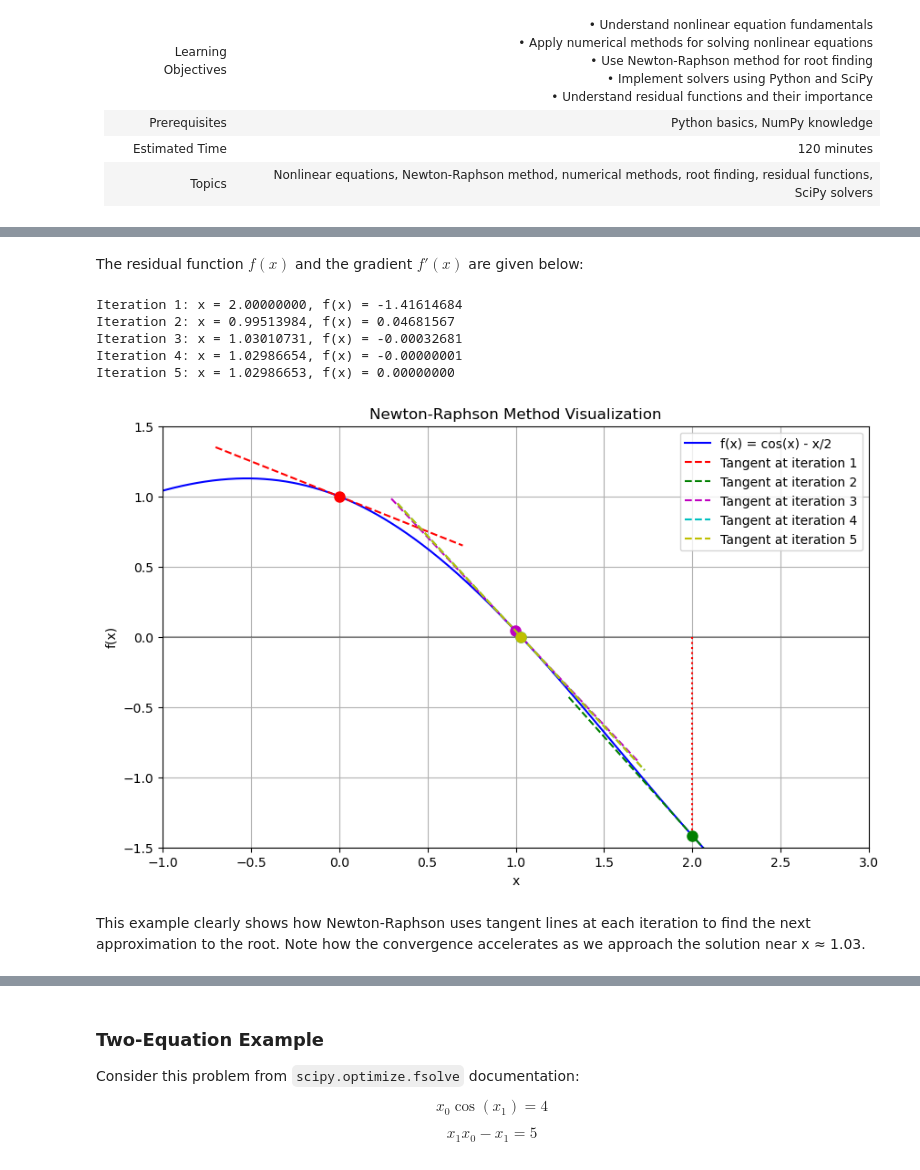
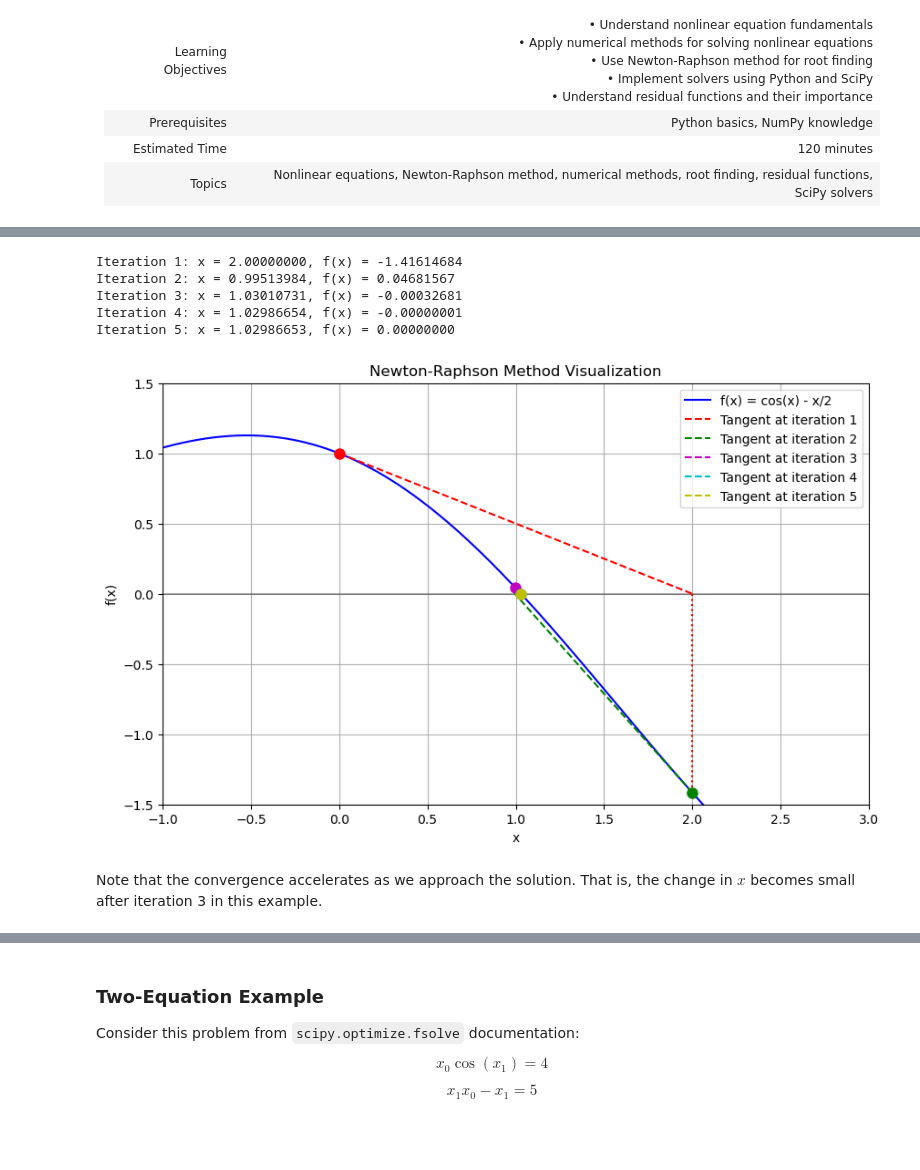
Before and after one commit to PowerCyberTraining/powercybertraining.github.io, a Jupyter notebook: pct/modules/03/nonlinear-equations.ipynb, the cells around one changed output, grey strips where cells are left out. Cells and saved outputs as stored; diff of their text form; code cells hidden in the pictures; blank space fills up the shorter version.

```diff
--- a/pct/modules/03/nonlinear-equations.ipynb
+++ b/pct/modules/03/nonlinear-equations.ipynb
@@ -103,5 +130,3 @@ Let's visualize Newton-Raphson for finding a root of $f(x) = \cos(x) - x/2$, whi
-# %% [markdown]
-The residual function $f(x)$ and the gradient $f'(x)$ are given below:
 # %%
 import numpy as np
 
@@ -140,37 +164,38 @@ colors = ["r", "g", "m", "c", "y"]
 for i in range(len(x_values) - 1):
     x_current = x_values[i]
     x_next = x_values[i + 1]
 
     # Plot the current point
     plt.plot(x_current, f(x_current), "o", color=colors[i], markersize=8)
 
     # Plot the tangent line
-    tangent_x = np.linspace(x_current - 0.7, x_current + 0.7, 100)
+    tangent_x = np.linspace(x_current, x_next, 100)
     tangent_y = f(x_current) + df(x_current) * (tangent_x - x_current)
+
     plt.plot(
         tangent_x, tangent_y, "--", color=colors[i], label=f"Tangent at iteration {i+1}"
     )
 
     # Plot the next x value
     plt.plot([x_next, x_next], [0, f(x_next)], color=colors[i], linestyle=":")
 
 plt.grid(True)
 plt.legend()
 plt.title("Newton-Raphson Method Visualization")
 plt.xlabel("x")
 plt.ylabel("f(x)")
 plt.xlim(-1, 3)
 plt.ylim(-1.5, 1.5)
 plt.show()
 # %% [output]
 Iteration 1: x = 2.00000000, f(x) = -1.41614684
 Iteration 2: x = 0.99513984, f(x) = 0.04681567
 Iteration 3: x = 1.03010731, f(x) = -0.00032681
 Iteration 4: x = 1.02986654, f(x) = -0.00000001
 Iteration 5: x = 1.02986653, f(x) = 0.00000000
-[figure, old version]
+[figure, new version]
-# %% [markdown]
-This example clearly shows how Newton-Raphson uses tangent lines at each iteration to find the next approximation to the root. Note how the convergence accelerates as we approach the solution near x ≈ 1.03.
+# %% [markdown]
+Note that the convergence accelerates as we approach the solution. That is, the change in $x$ becomes small after iteration 3 in this example.
 # %% [markdown]
 ### Extension to Systems of Equations
 
```
Also changed, not shown: parts of 21 cells of this notebook.
